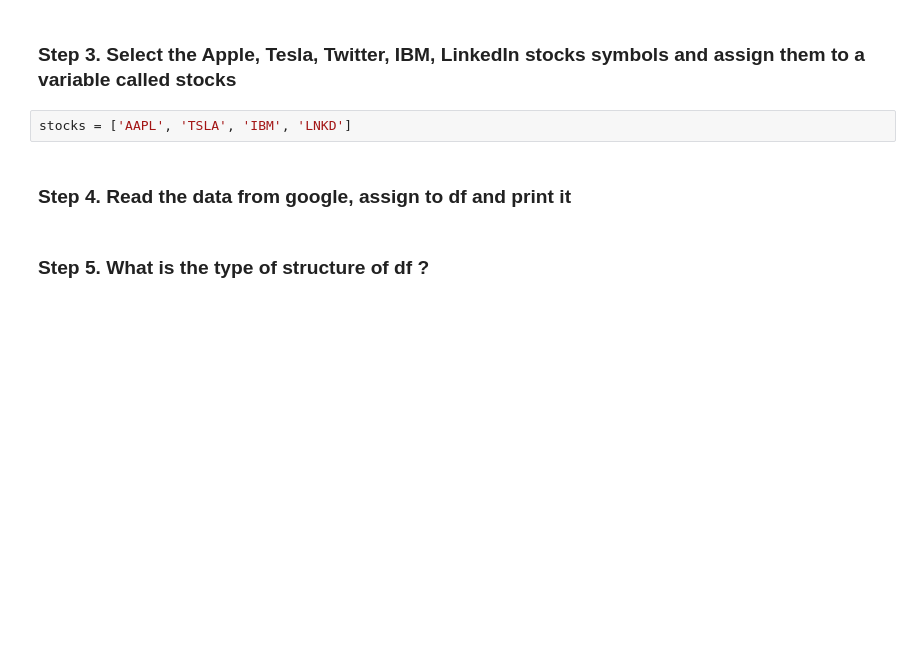
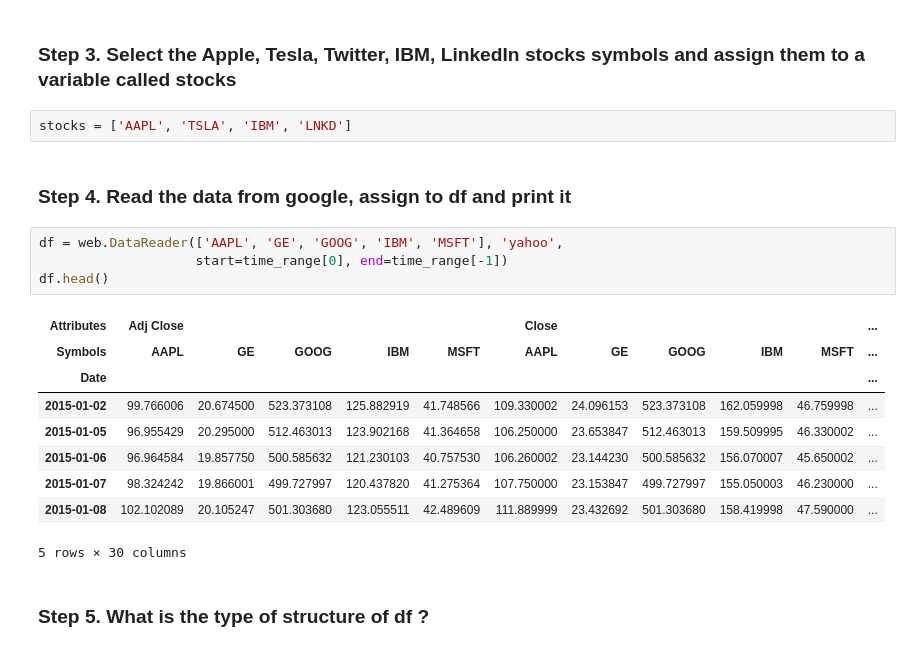
Before and after one commit to joaovitorez/octos-academy, a Jupyter notebook: 02. Data Handling/Exercises/09_Time_Series/Getting_Financial_Data/Exercises.ipynb, the cells around one changed output. Cells and saved outputs as stored; diff of their text form; blank space fills up the shorter version.

```diff
--- a/02. Data Handling/Exercises/09_Time_Series/Getting_Financial_Data/Exercises.ipynb
+++ b/02. Data Handling/Exercises/09_Time_Series/Getting_Financial_Data/Exercises.ipynb
@@ -31,5 +37,19 @@ DatetimeIndex(['2015-01-01', '2015-01-02', '2015-01-03', '2015-01-04',
 stocks = ['AAPL', 'TSLA', 'IBM', 'LNKD']
 # %% [markdown]
 ### Step 4. Read the data from google, assign to df and print it
+# %%
+df = web.DataReader(['AAPL', 'GE', 'GOOG', 'IBM', 'MSFT'], 'yahoo',
+                    start=time_range[0], end=time_range[-1])
+df.head()
+# %% [output]
+| Attributes | Adj Close |  |  |  |  | Close |  |  |  |  | ... |
+| Symbols | AAPL | GE | GOOG | IBM | MSFT | AAPL | GE | GOOG | IBM | MSFT | ... |
+| Date |  |  |  |  |  |  |  |  |  |  | ... |
+| 2015-01-02 | 99.766006 | 20.674500 | 523.373108 | 125.882919 | 41.748566 | 109.330002 | 24.096153 | 523.373108 | 162.059998 | 46.759998 | ... |
+| 2015-01-05 | 96.955429 | 20.295000 | 512.463013 | 123.902168 | 41.364658 | 106.250000 | 23.653847 | 512.463013 | 159.509995 | 46.330002 | ... |
+| 2015-01-06 | 96.964584 | 19.857750 | 500.585632 | 121.230103 | 40.757530 | 106.260002 | 23.144230 | 500.585632 | 156.070007 | 45.650002 | ... |
+| 2015-01-07 | 98.324242 | 19.866001 | 499.727997 | 120.437820 | 41.275364 | 107.750000 | 23.153847 | 499.727997 | 155.050003 | 46.230000 | ... |
+| 2015-01-08 | 102.102089 | 20.105247 | 501.303680 | 123.055511 | 42.489609 | 111.889999 | 23.432692 | 501.303680 | 158.419998 | 47.590000 | ... |
+5 rows × 30 columns
 # %% [markdown]
 ### Step 5.  What is the type of structure of df ?
```
Also changed, not shown: parts of 11 cells of this notebook.
